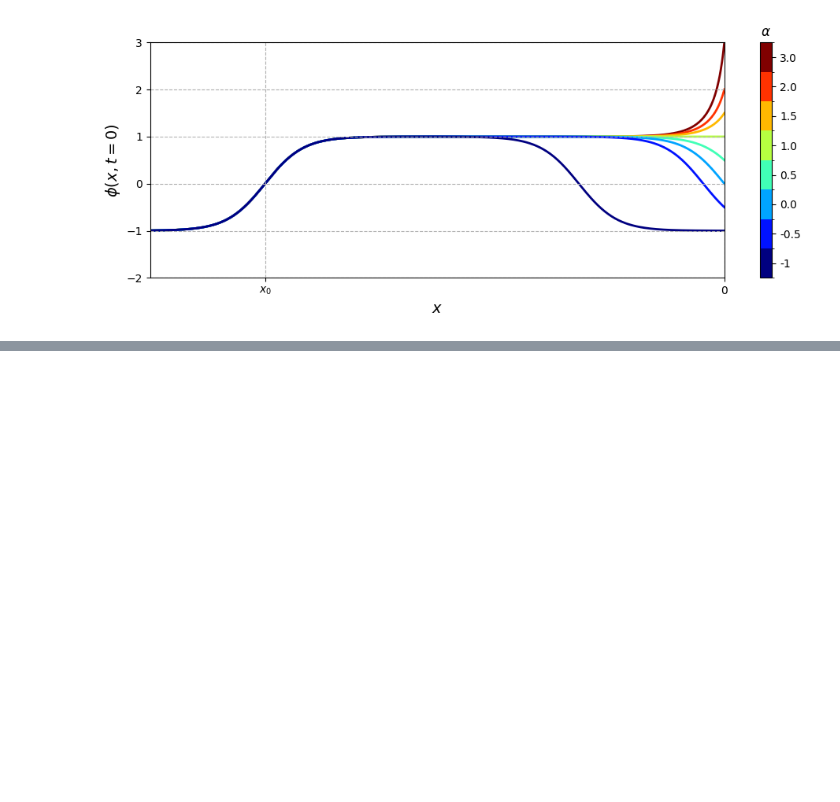
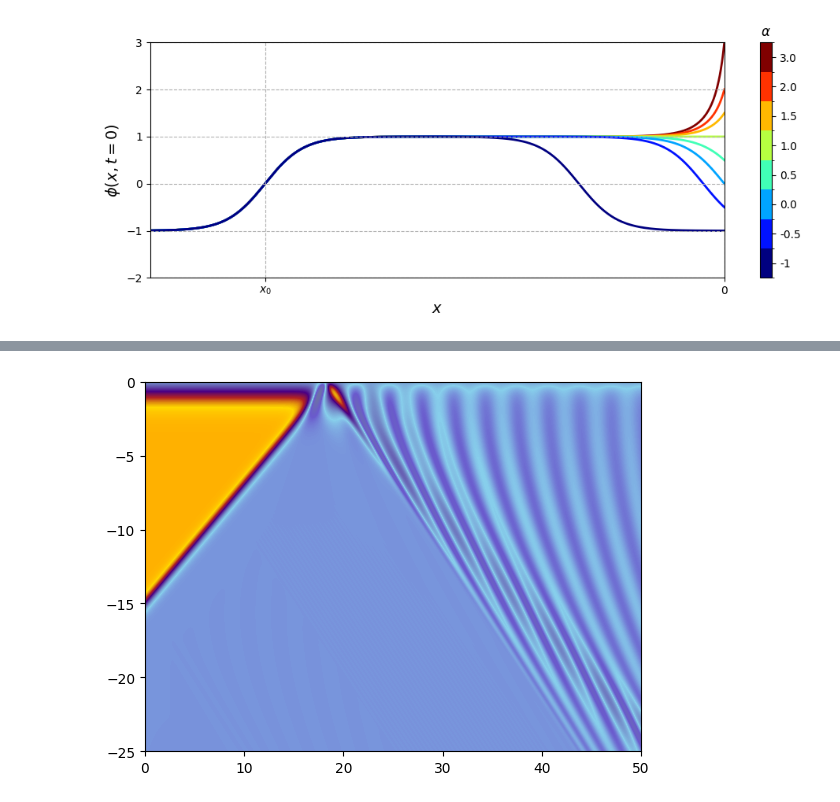
Before and after one commit to JairoSSantos/parallel-kink-scattering, a Jupyter notebook: notebooks/dirichlet.ipynb, the cells around one changed output, grey strips where cells are left out. Saved outputs shown, nothing was run; the diff lists cells and outputs as text; code cells hidden in the pictures; blank space fills up the shorter version.

```diff
--- a/notebooks/dirichlet.ipynb
+++ b/notebooks/dirichlet.ipynb
@@ -128,0 +144,5 @@ plt.imshow(y.T, cmap='jet', vmin=-2, vmax=2, aspect='auto', extent=(t.min(), t.m
+# %%
+plot_boundary_scatter(v=0.8, alpha=-0.6, tmax=50)
+plt.show()
+# %% [output]
+[figure, added]
```
Also changed, not shown: parts of 16 cells of this notebook, 1 other file.
